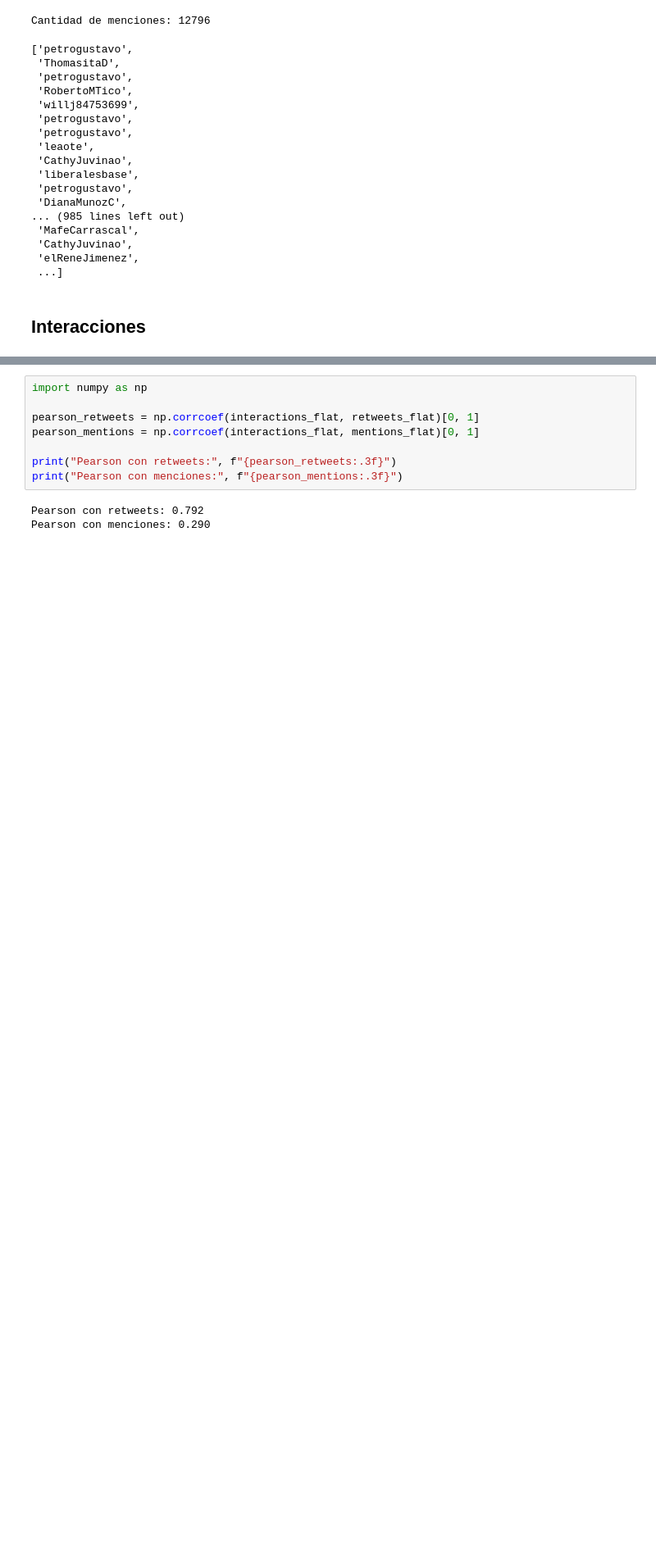
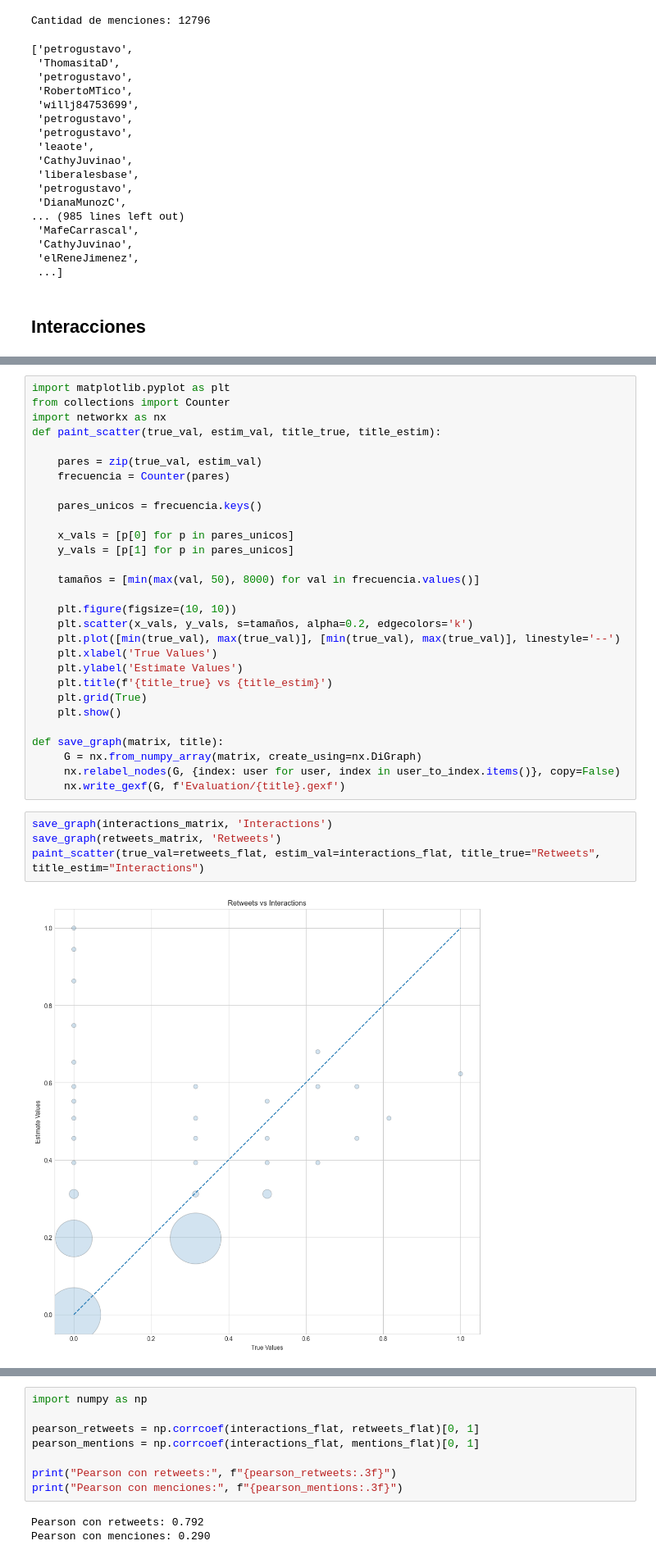
Before and after one commit to Juan2040751/TG_code, a Jupyter notebook: evaluation.ipynb, the cells around one changed output, grey strips where cells are left out. Shown: that part at 82% size. Cells and saved outputs as stored; diff of their text form; blank space fills up the shorter version.

```diff
--- a/evaluation.ipynb
+++ b/evaluation.ipynb
@@ -380,0 +415,35 @@ Spearman con menciones:0.260
+# %%
+import matplotlib.pyplot as plt
+from collections import Counter
+import networkx as nx
+def paint_scatter(true_val, estim_val, title_true, title_estim):
+
+    pares = zip(true_val, estim_val)
+    frecuencia = Counter(pares)
+
+    pares_unicos = frecuencia.keys()
+
+    x_vals = [p[0] for p in pares_unicos]
+    y_vals = [p[1] for p in pares_unicos]
+
+    tamaños = [min(max(val, 50), 8000) for val in frecuencia.values()]
+
+    plt.figure(figsize=(10, 10))
+    plt.scatter(x_vals, y_vals, s=tamaños, alpha=0.2, edgecolors='k')
+    plt.plot([min(true_val), max(true_val)], [min(true_val), max(true_val)], linestyle='--')
+    plt.xlabel('True Values')
+    plt.ylabel('Estimate Values')
+    plt.title(f'{title_true} vs {title_estim}')
+    plt.grid(True)
+    plt.show()
+
+def save_graph(matrix, title):
+     G = nx.from_numpy_array(matrix, create_using=nx.DiGraph)
+     nx.relabel_nodes(G, {index: user for user, index in user_to_index.items()}, copy=False)
+     nx.write_gexf(G, f'Evaluation/{title}.gexf')
+# %%
+save_graph(interactions_matrix, 'Interactions')
+save_graph(retweets_matrix, 'Retweets')
+paint_scatter(true_val=retweets_flat, estim_val=interactions_flat, title_true="Retweets", title_estim="Interactions")
+# %% [output]
+[figure, added]
```
Also changed, not shown: parts of 10 cells of this notebook, 3 other files.
